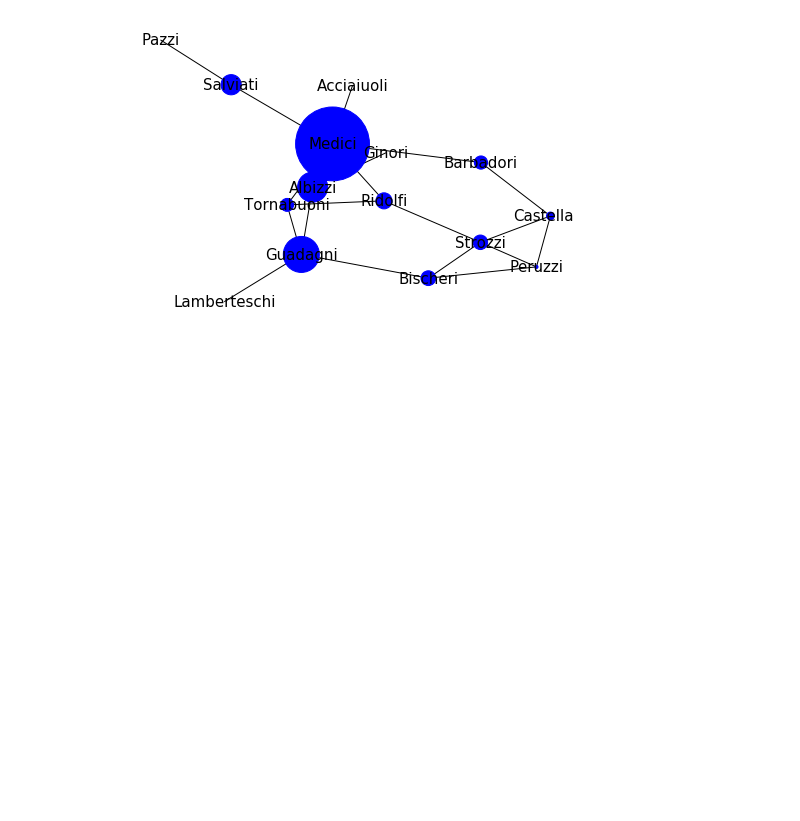
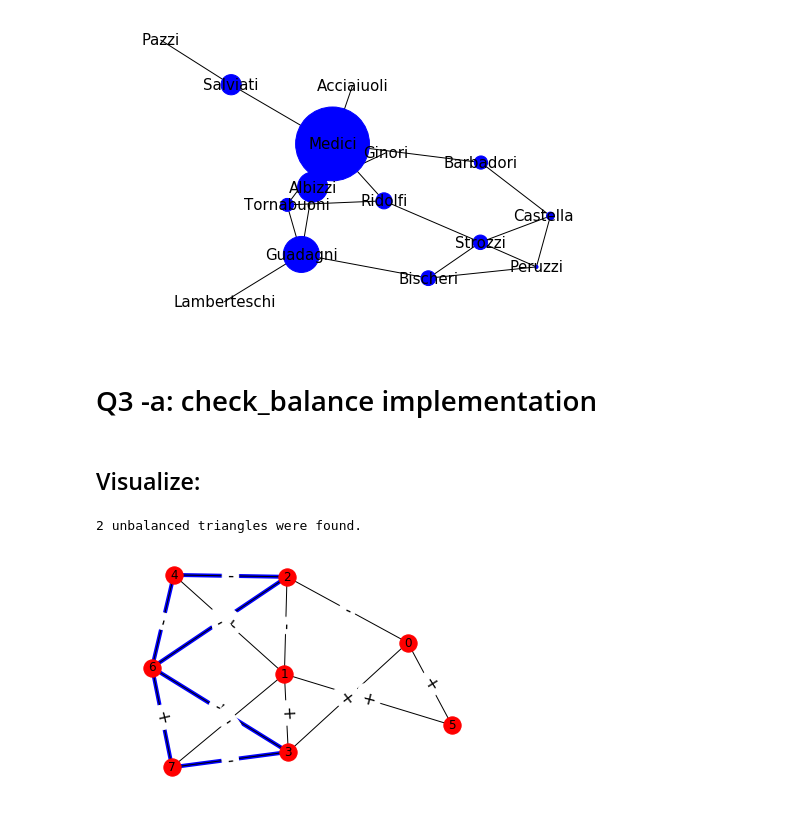
Before and after one commit to giditietz/network-algorithms, a Jupyter notebook: HW1.ipynb, the cells around one changed output. Cells and saved outputs as stored; diff of their text form; code cells hidden in the pictures; blank space fills up the shorter version.

```diff
--- a/HW1.ipynb
+++ b/HW1.ipynb
@@ -190,3 +186,5 @@ def closeness_centrality(G):
 # %%
 # %% [output]
 [figure]
+# %% [markdown]
+# Q3 -a: check_balance implementation
@@ -192,0 +213,33 @@ def closeness_centrality(G):
+# %%
+def create_ER_random_signed_graph(n=10,p=0.5,plus_prob=0.5):
+    G = nx.Graph()
+    #Now add 'n' nodes:
+    G.add_nodes_from(range(n))
+    #create a list of all edges:
+    edges = [(u,v) for u in range(n) for v in range(n) if u!=v]
+    for e in edges:
+        if random.random() <= p:
+            sign = "+" if random.random() <= plus_prob else "-"
+            G.add_edge(*e,sign = sign)
+    return G
+# %% [markdown]
+## Visualize:
+# %%
+def visualize_balance(G):
+    pos=nx.nx.kamada_kawai_layout(G) # Just a nice layout
+    for i in pos:
+        pos[i][0] = pos[i][0] * 2 # x coordinate
+        pos[i][1] = pos[i][1] * 2 # y coordinate
+    labels = dict([((u, v), d['sign']) for u, v, d in G.edges(data=True)])
+    bad_edges = check_balance(G)
+
+    nx.draw_networkx_edge_labels(G,pos=pos, edge_labels=labels,font_size = 17)
+    nx.draw_networkx_edges(G,pos=pos,edgelist = bad_edges,edge_color = 'b', width = 4) #color the edges of the unbalanced triangles
+
+    nx.draw(G,pos=pos,with_labels=True)
+# %%
+G = create_ER_random_signed_graph(8,p = 0.3,plus_prob=0.5 )
+visualize_balance(G)
+# %% [output]
+2 unbalanced triangles were found.
+[figure, added]
```
Also changed, not shown: parts of 15 cells of this notebook.
